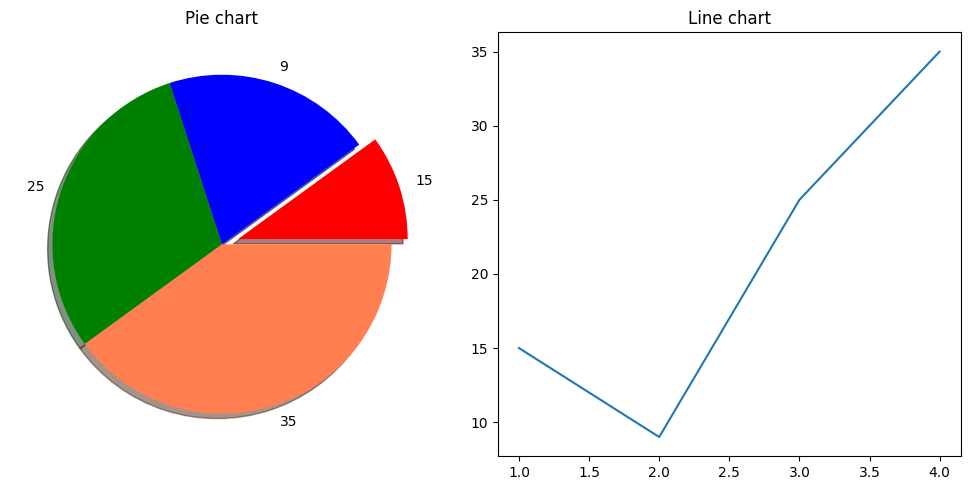
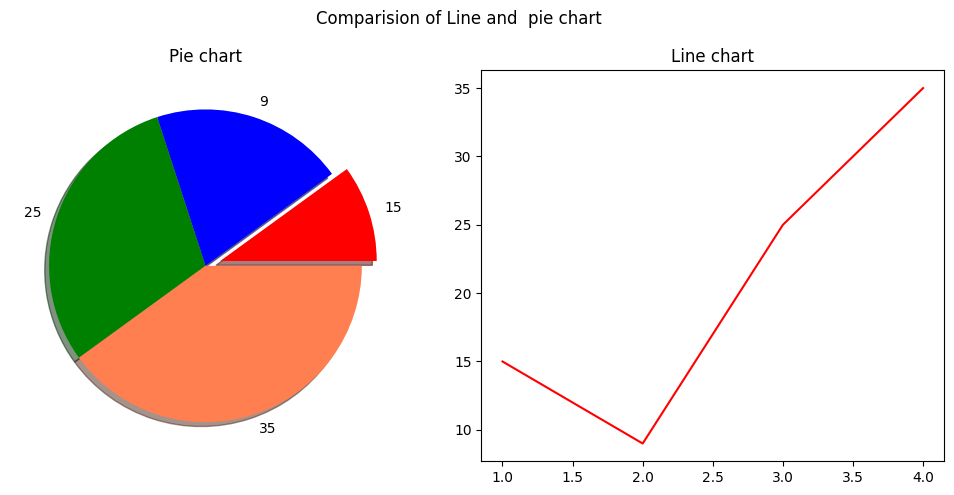
The notebook cell's code change between the first figure and the second:
--- before
+++ after
@@ -14,6 +14,7 @@
 ax[0].set_title('Pie chart')
 
-ax[1].plot(x,y)
+ax[1].plot(x,y, color = 'red')
 ax[1].set_title('Line chart')
+fig.suptitle("Comparision of Line and  pie chart")
 
 plt.tight_layout()

Commit: learn advance subplot